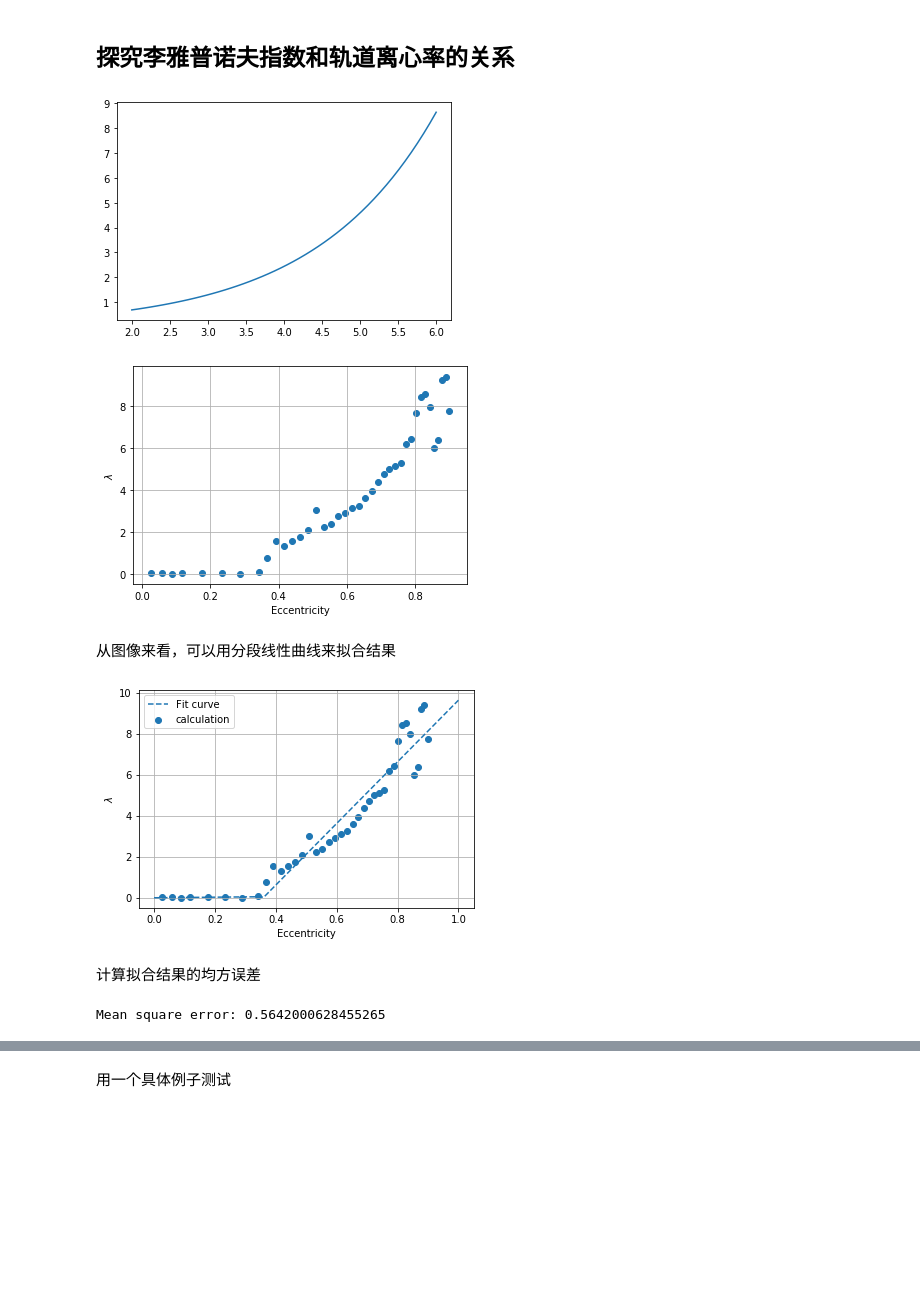
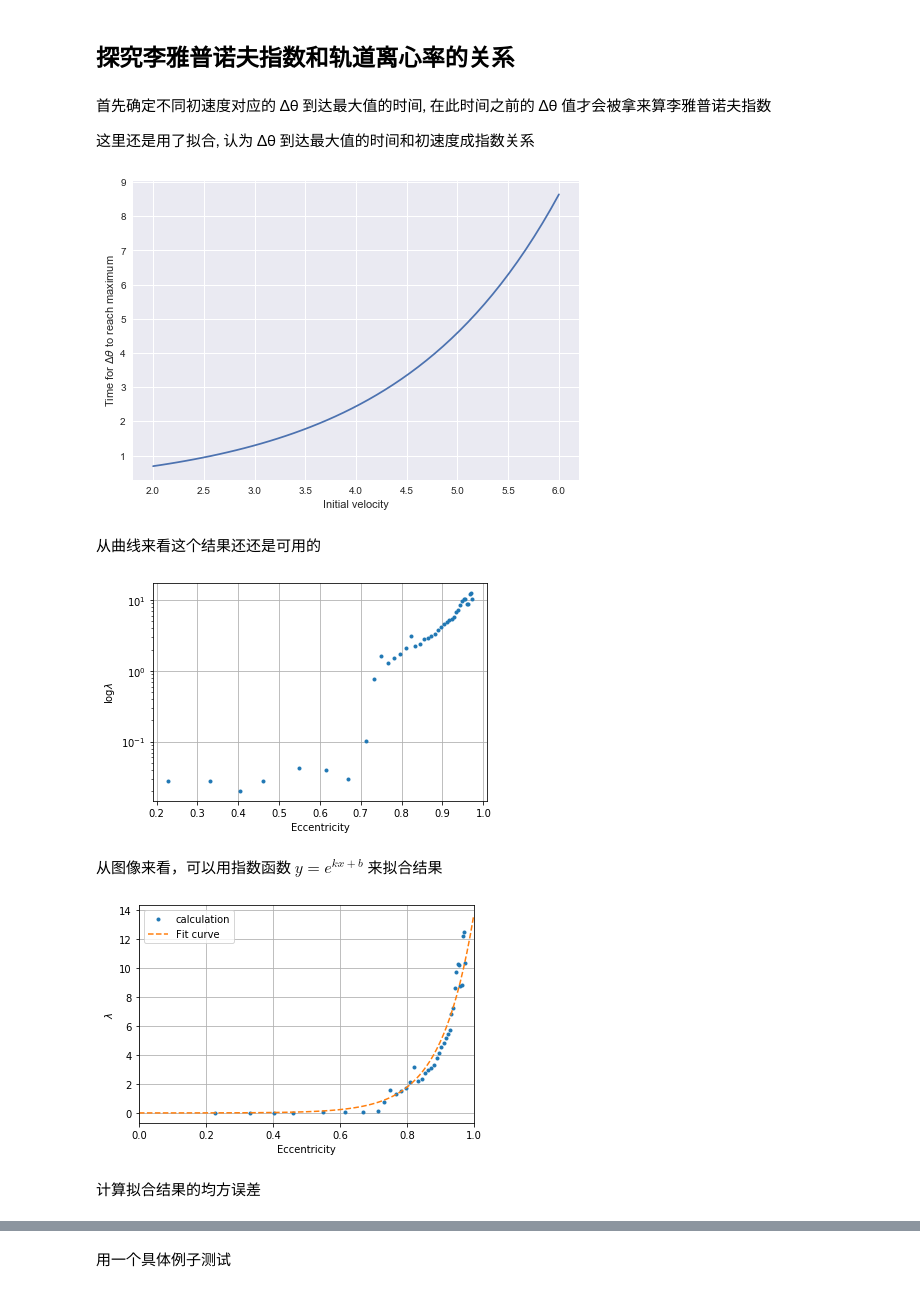
Before and after one commit to tyddcr/eighth_hw, a Jupyter notebook: eighth_homework.ipynb, the cells around one changed output, grey strips where cells are left out. Saved outputs shown, nothing was run; the diff lists cells and outputs as text; code cells hidden in the pictures; blank space fills up the shorter version.

Commit message:
modify eccentricity calculations

```diff
--- a/eighth_homework.ipynb
+++ b/eighth_homework.ipynb
@@ -95,10 +95,13 @@ class Ex4_17:
 
     @staticmethod
     def calc_eccentricity(X, Y):
-        '''calculate eccentricity of an orbit (X, Y)
+        '''calculate eccentricity of an orbit (X, Y), assume that
+        the majoraxis is placed along either x-axis or y-axis
         '''
-        R = np.hypot(X, Y)
-        return (np.max(R)-np.min(R))/(np.max(R)+np.min(R))
+        a = max(X[:].max(), Y[:].max())
+        b = min(X[:].max(), Y[:].max())
+        c = np.sqrt(a**2-b**2)
+        return c/a
 
     @staticmethod
     def plot_kirkwood(xy_ast=None, xy_jup=None, v0_a=None, title=None):
@@ -209,5 +228,5 @@ v0_a_best = possible_v0_a[np.argmin(eccen)]; print(v0_a_best)
 # %%
-v0_a_best = 3.626
+v0_a_best = 3.665
 # %%
 k.kirkwood_simulation(7, 3, v0_ast=v0_a_best)
 # %%
@@ -440,17 +459,22 @@ plt.show()
 对于椭圆轨道, 李雅普诺夫指数 $\lambda = 0.776 \gt 0$, 表明这是一个混沌现象
 # %% [markdown]
 ## 探究李雅普诺夫指数和轨道离心率的关系
+# %% [markdown]
+首先确定不同初速度对应的 Δθ 到达最大值的时间, 在此时间之前的 Δθ 值才会被拿来算李雅普诺夫指数
+
+这里还是用了拟合, 认为 Δθ 到达最大值的时间和初速度成指数关系
 # %%
-# 首先确定不同初速度对应的 Δθ 到达最大值的时间, 在此时间之前的 Δθ 值才会被拿来算李雅普诺夫指数
-# 这里还是用了拟合, 认为Δθ到达最大值的时间和初速度成指数关系
 wt = np.polyfit([2, 3.5, 5], np.log([0.75, 1.5, 5]), 1)
 pt = np.poly1d(wt)
 
 plt.plot(np.linspace(2, 6), np.exp(pt(np.linspace(2, 6))))
+plt.xlabel("Initial velocity")
+plt.ylabel(r"Time for $\Delta \theta$ to reach maximum")
 plt.show()
-# 从曲线来看这个结果还还是可用的
 # %% [output]
-[figure, old version]
+[figure, new version]
+# %% [markdown]
+从曲线来看这个结果还还是可用的
 # %%
 hyp = Hyperion()
 eccen = []
@@ -459,51 +483,41 @@ for v0 in np.arange(2, 2*np.pi, 0.1):
     time_to_max = np.exp(pt(v0))
     hyp.calc((1, 0), (0, v0), [0, 0.01], 0, time_to_max)
     hyp.compare_theta(plot=False)
+    ax, fig = hyp.plot_orbit()
+    ax.set_title('v0={:4g}'.format(v0))
     plt.show()
     eccen.append(Ex4_17.calc_eccentricity(hyp.xy[:,0], hyp.xy[:, 1]))
-    lyapu_exp.append( calc_lyapunov_exponent(hyp.t, hyp.delta_theta) )
+    ind = np.greater_equal(hyp.t, 0.1)
+    lyapu_exp.append( calc_lyapunov_exponent(np.array(hyp.t)[ind], hyp.delta_theta[ind]) )
 # %%
-plt.scatter(eccen0, lyapu_exp0)
+plt.plot(eccen, lyapu_exp, '.')
 plt.xlabel('Eccentricity')
-plt.ylabel(r'$\lambda$')
+plt.ylabel(r'$\log \lambda$')
+plt.yscale('log')
 plt.grid(True)
 plt.show()
 # %% [output]
-[figure, old version]
+[figure, new version]
-# %% [markdown]
-从图像来看，可以用分段线性曲线来拟合结果
+# %% [markdown]
+从图像来看，可以用指数函数 $y = e^{kx+b}$ 来拟合结果
 # %%
 x = np.array(eccen)
 y = np.array(lyapu_exp)
 
-ind1 = np.logical_and(np.less(x, 0.35), np.logical_not(np.isnan(y)))
-w1 = np.polyfit(x[ind1], y[ind1], 1)
-p1 = np.poly1d(w1)
+ind = np.logical_and(np.logical_not(np.isnan(y)), np.greater_equal(y, 0.7))
+w2 = np.polyfit(x[ind], np.log(y[ind]), 1)
+p2 = np.poly1d(w2)
+pred = lambda x: np.exp(p2(x))
 
-ind2 = np.logical_and(np.greater_equal(x, 0.35), np.logical_not(np.isnan(y)))
-w2 = np.polyfit(x[ind2], y[ind2], 1)
-p2 = np.poly1d(w2)
-
-plt.scatter(eccen0, lyapu_exp0, label='calculation')
-plt.plot(np.r_[np.linspace(0, 0.35), np.linspace(0.36, 1)], np.r_[p1(np.linspace(0, 0.35)), p2(np.linspace(0.36, 1))], '--', label='Fit curve')
+plt.plot(eccen, lyapu_exp, '.', label='calculation')
+plt.plot(np.linspace(0, 1, 100), pred(np.linspace(0, 1, 100)), '--', label='Fit curve')
+plt.xlim(0, 1)
 plt.xlabel('Eccentricity')
 plt.ylabel(r'$\lambda$')
 plt.grid(True)
 plt.legend(loc='upper left')
 plt.show()
 # %% [output]
-[figure, old version]
+[figure, new version]
 # %% [markdown]
 计算拟合结果的均方误差
-# %%
-def predict_lyapunov_exponent(x):
-    y_pred = []
-    for i in range(len(x)):
-        if not np.isnan(y[i]):
-            y_pred.append(p1(x[i]) if x[i] < 0.35 else p2(x[i]))
-    return y_pred
-y_pred = predict_lyapunov_exponent(x)
-mse = np.sum((y_pred - y[np.logical_not(np.isnan(y))]) ** 2) / len(y_pred)
-print('Mean square error:', mse)
-# %% [output]
-Mean square error: 0.5642000628455265
```
Also changed, not shown: parts of 17 cells of this notebook.
